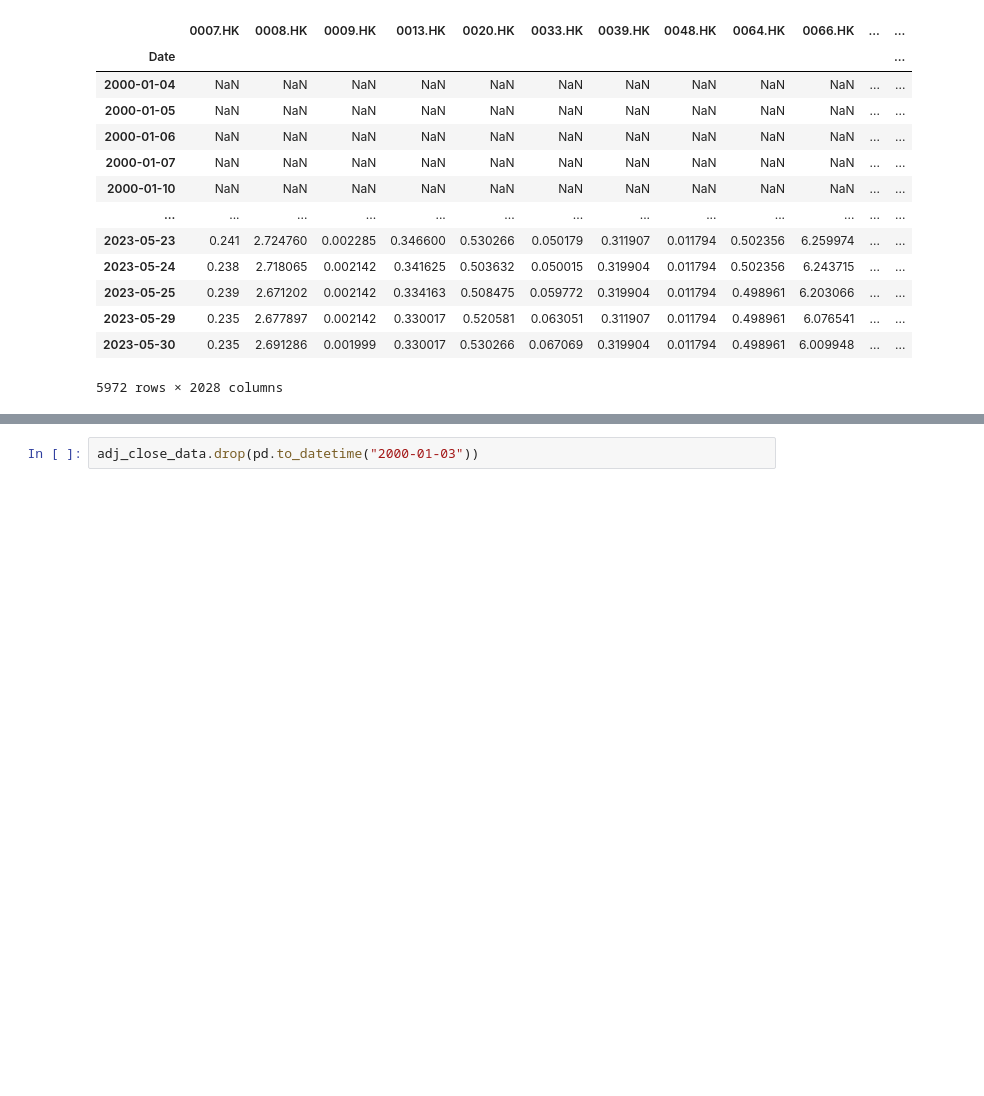
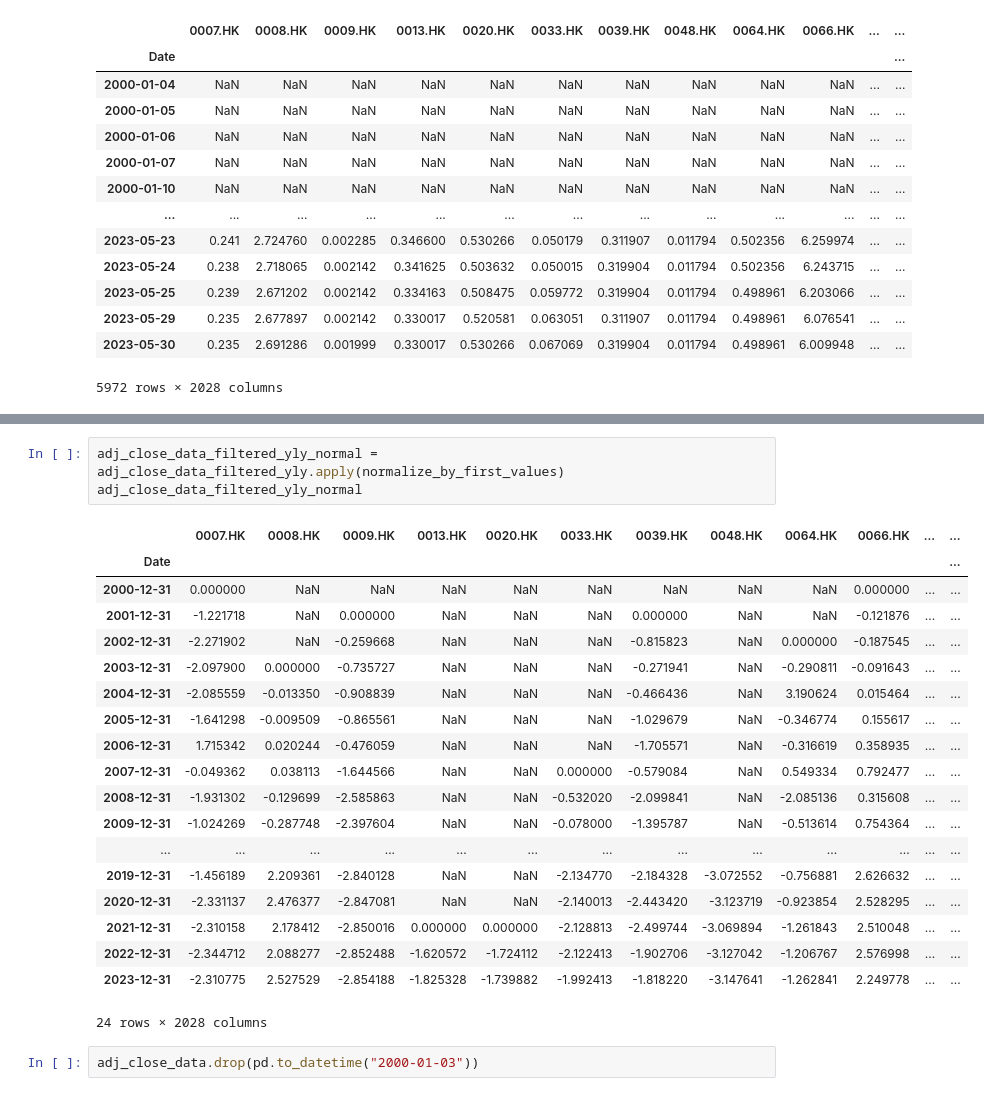
Before and after one commit to ckyma/exchatbook, a Jupyter notebook: getYahooData.ipynb, the cells around one changed output, grey strips where cells are left out. Saved outputs shown, nothing was run; the diff lists cells and outputs as text; blank space fills up the shorter version.

```diff
--- a/getYahooData.ipynb
+++ b/getYahooData.ipynb
@@ -406,3 +575,26 @@ adj_close_data_filtered
+# %%
+adj_close_data_filtered_yly_normal = adj_close_data_filtered_yly.apply(normalize_by_first_values)
+adj_close_data_filtered_yly_normal
+# %% [output]
+|  | 0007.HK | 0008.HK | 0009.HK | 0013.HK | 0020.HK | 0033.HK | 0039.HK | 0048.HK | 0064.HK | 0066.HK | ... | ... |
+| Date |  |  |  |  |  |  |  |  |  |  |  | ... |
+| 2000-12-31 | 0.000000 | NaN | NaN | NaN | NaN | NaN | NaN | NaN | NaN | 0.000000 | ... | ... |
+| 2001-12-31 | -1.221718 | NaN | 0.000000 | NaN | NaN | NaN | 0.000000 | NaN | NaN | -0.121876 | ... | ... |
+| 2002-12-31 | -2.271902 | NaN | -0.259668 | NaN | NaN | NaN | -0.815823 | NaN | 0.000000 | -0.187545 | ... | ... |
+| 2003-12-31 | -2.097900 | 0.000000 | -0.735727 | NaN | NaN | NaN | -0.271941 | NaN | -0.290811 | -0.091643 | ... | ... |
+| 2004-12-31 | -2.085559 | -0.013350 | -0.908839 | NaN | NaN | NaN | -0.466436 | NaN | 3.190624 | 0.015464 | ... | ... |
+| 2005-12-31 | -1.641298 | -0.009509 | -0.865561 | NaN | NaN | NaN | -1.029679 | NaN | -0.346774 | 0.155617 | ... | ... |
+| 2006-12-31 | 1.715342 | 0.020244 | -0.476059 | NaN | NaN | NaN | -1.705571 | NaN | -0.316619 | 0.358935 | ... | ... |
+| 2007-12-31 | -0.049362 | 0.038113 | -1.644566 | NaN | NaN | 0.000000 | -0.579084 | NaN | 0.549334 | 0.792477 | ... | ... |
+| 2008-12-31 | -1.931302 | -0.129699 | -2.585863 | NaN | NaN | -0.532020 | -2.099841 | NaN | -2.085136 | 0.315608 | ... | ... |
+| 2009-12-31 | -1.024269 | -0.287748 | -2.397604 | NaN | NaN | -0.078000 | -1.395787 | NaN | -0.513614 | 0.754364 | ... | ... |
+| ... | ... | ... | ... | ... | ... | ... | ... | ... | ... | ... | ... | ... |
+| 2019-12-31 | -1.456189 | 2.209361 | -2.840128 | NaN | NaN | -2.134770 | -2.184328 | -3.072552 | -0.756881 | 2.626632 | ... | ... |
+| 2020-12-31 | -2.331137 | 2.476377 | -2.847081 | NaN | NaN | -2.140013 | -2.443420 | -3.123719 | -0.923854 | 2.528295 | ... | ... |
+| 2021-12-31 | -2.310158 | 2.178412 | -2.850016 | 0.000000 | 0.000000 | -2.128813 | -2.499744 | -3.069894 | -1.261843 | 2.510048 | ... | ... |
+| 2022-12-31 | -2.344712 | 2.088277 | -2.852488 | -1.620572 | -1.724112 | -2.122413 | -1.902706 | -3.127042 | -1.206767 | 2.576998 | ... | ... |
+| 2023-12-31 | -2.310775 | 2.527529 | -2.854188 | -1.825328 | -1.739882 | -1.992413 | -1.818220 | -3.147641 | -1.262841 | 2.249778 | ... | ... |
+24 rows × 2028 columns
 # %%
 adj_close_data.drop(pd.to_datetime("2000-01-03"))
 # %% [output]
```
Also changed, not shown: parts of 14 cells of this notebook, 1 other file.
